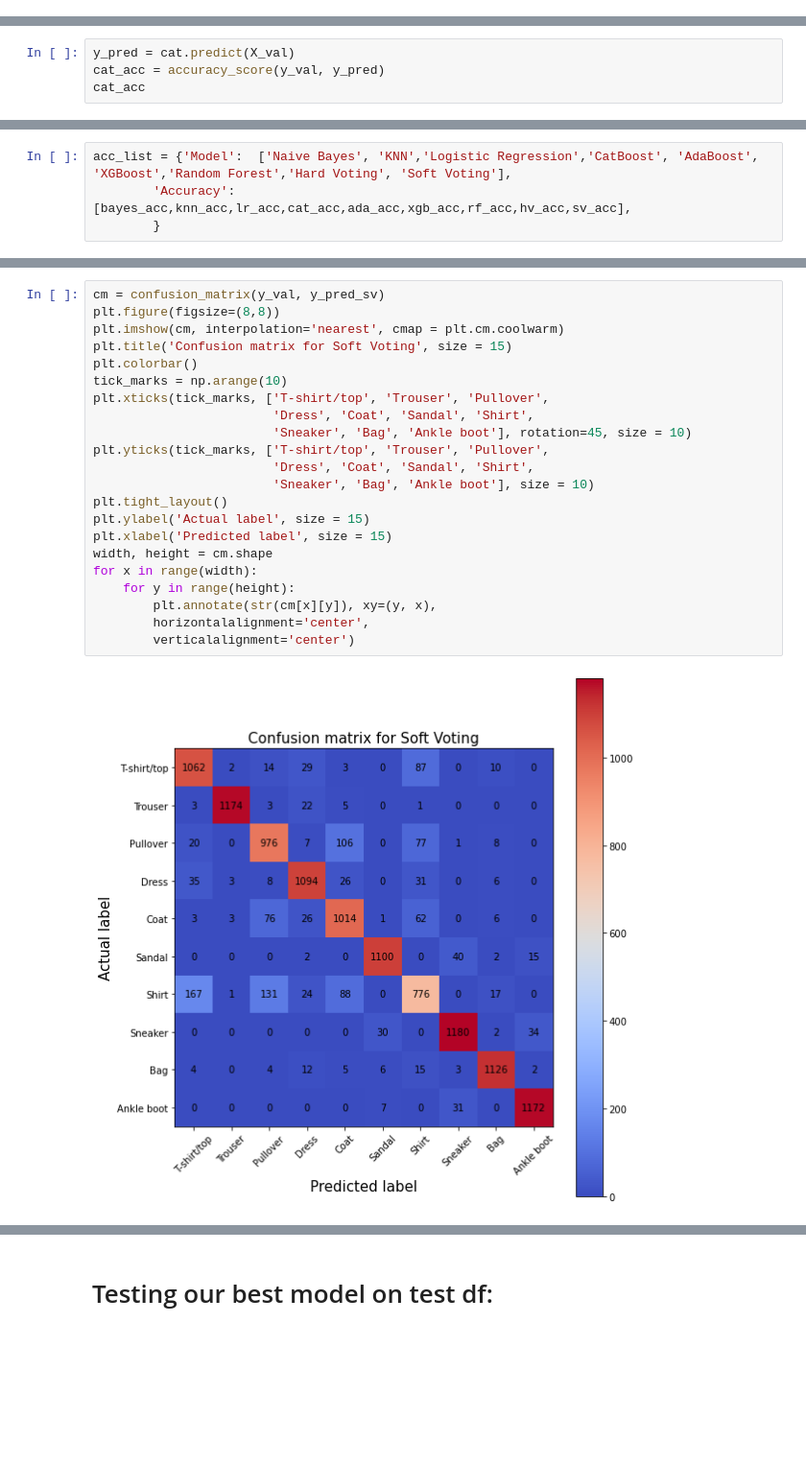
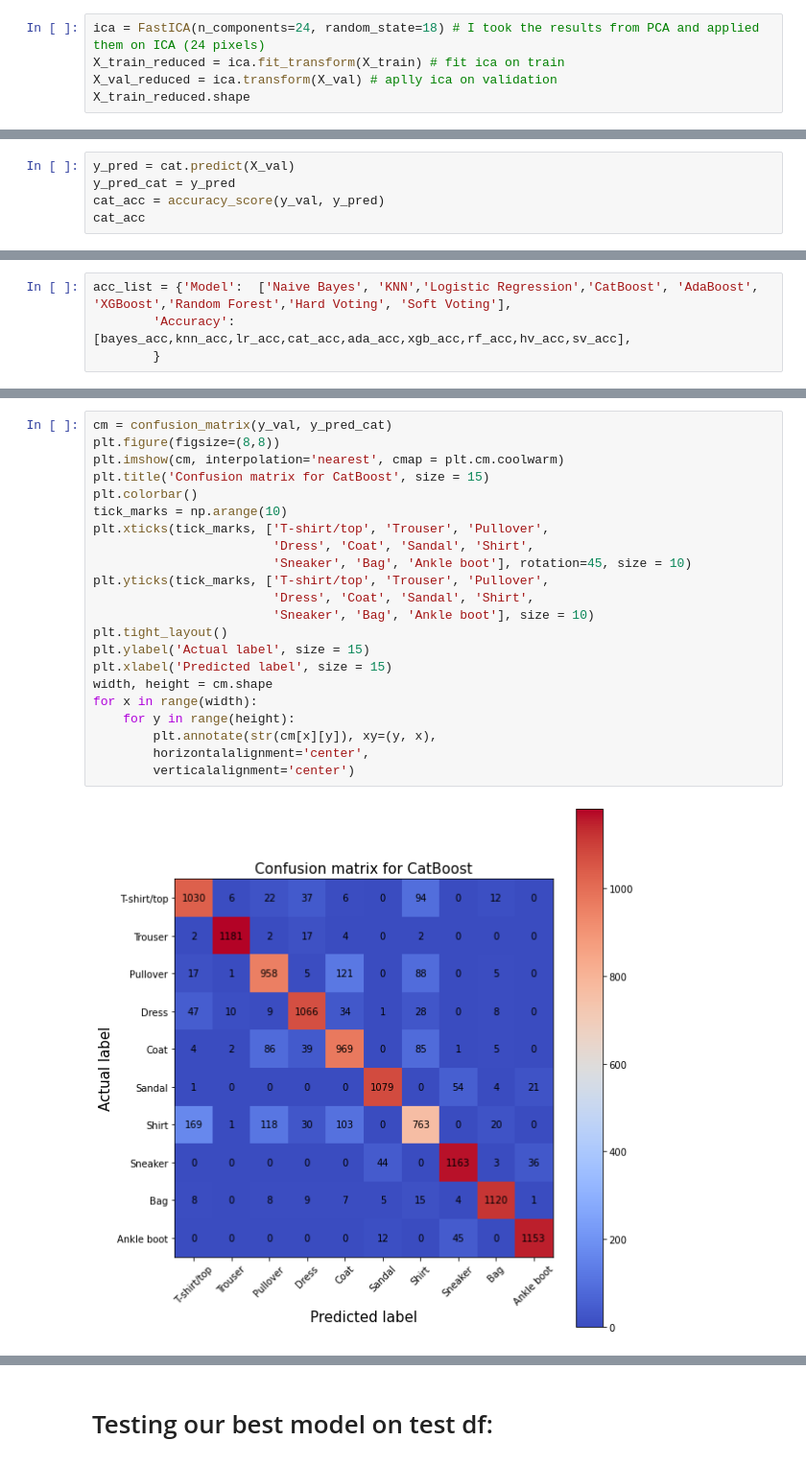
Before and after one commit to haimgoldfisher/Data_Visualization_Final_Project, a Jupyter notebook: NoteBook2 - Fashion Mnist.ipynb, the cells around one changed output, grey strips where cells are left out. Shown at 96% size. Cells and saved outputs as stored; diff of their text form; blank space fills up the shorter version.

```diff
--- a/NoteBook2 - Fashion Mnist.ipynb
+++ b/NoteBook2 - Fashion Mnist.ipynb
@@ -351,0 +400,5 @@ plt.show;
+# %%
+ica = FastICA(n_components=24, random_state=18) # I took the results from PCA and applied them on ICA (24 pixels)
+X_train_reduced = ica.fit_transform(X_train) # fit ica on train
+X_val_reduced = ica.transform(X_val) # aplly ica on validation
+X_train_reduced.shape
@@ -480,6 +541,7 @@ cat
 <catboost.core.CatBoostClassifier at 0x...>
 # %%
 y_pred = cat.predict(X_val)
+y_pred_cat = y_pred
 cat_acc = accuracy_score(y_val, y_pred)
 cat_acc
 # %% [output]
@@ -748,24 +812,24 @@ fig.show("png")
 # %%
-cm = confusion_matrix(y_val, y_pred_sv)
+cm = confusion_matrix(y_val, y_pred_cat)
 plt.figure(figsize=(8,8))
 plt.imshow(cm, interpolation='nearest', cmap = plt.cm.coolwarm)
-plt.title('Confusion matrix for Soft Voting', size = 15)
+plt.title('Confusion matrix for CatBoost', size = 15)
 plt.colorbar()
 tick_marks = np.arange(10)
 plt.xticks(tick_marks, ['T-shirt/top', 'Trouser', 'Pullover',
                         'Dress', 'Coat', 'Sandal', 'Shirt',
                         'Sneaker', 'Bag', 'Ankle boot'], rotation=45, size = 10)
 plt.yticks(tick_marks, ['T-shirt/top', 'Trouser', 'Pullover',
                         'Dress', 'Coat', 'Sandal', 'Shirt',
                         'Sneaker', 'Bag', 'Ankle boot'], size = 10)
 plt.tight_layout()
 plt.ylabel('Actual label', size = 15)
 plt.xlabel('Predicted label', size = 15)
 width, height = cm.shape
 for x in range(width):
     for y in range(height):
         plt.annotate(str(cm[x][y]), xy=(y, x),
         horizontalalignment='center',
         verticalalignment='center')
 # %% [output]
-[figure, old version]
+[figure, new version]
```
Also changed, not shown: parts of 48 cells of this notebook, 5 other files.
